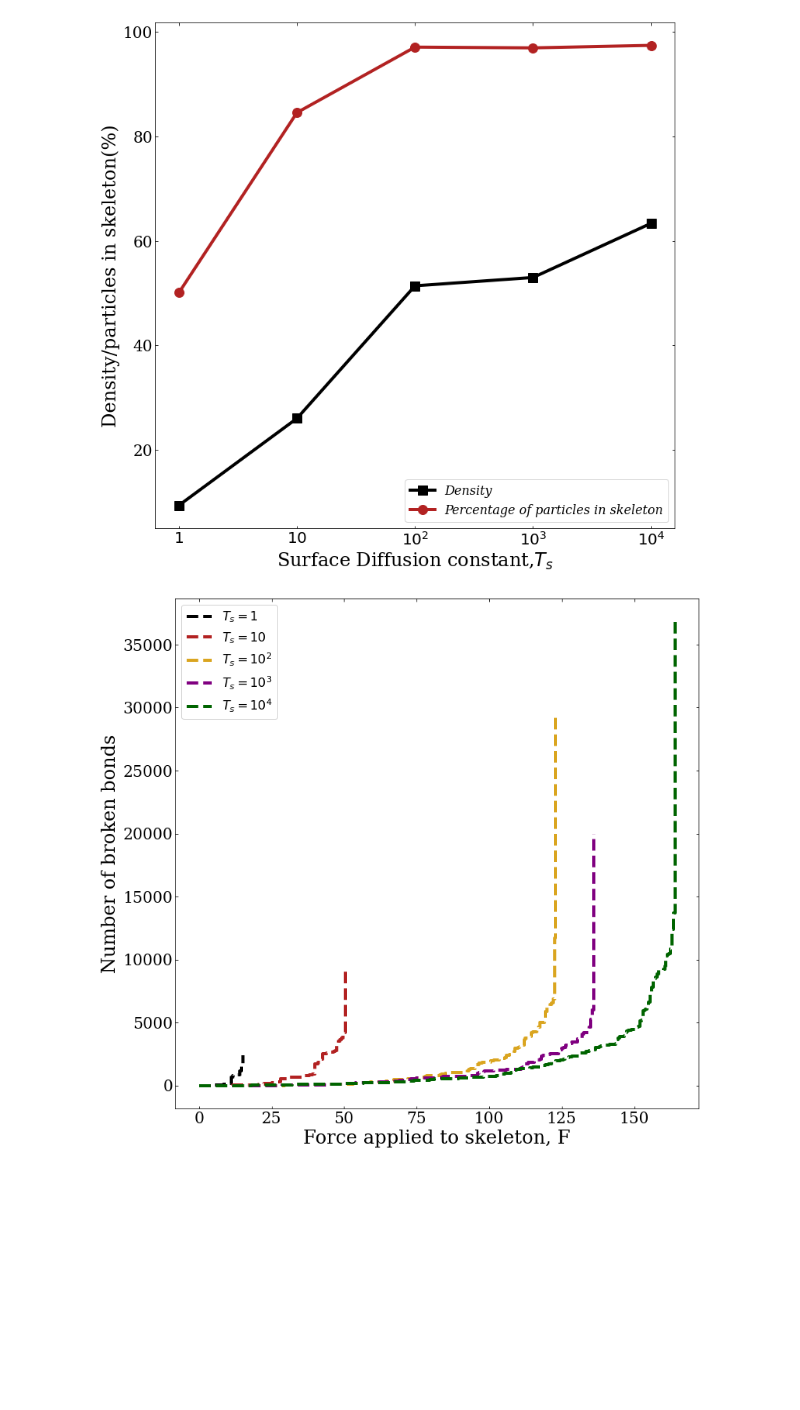
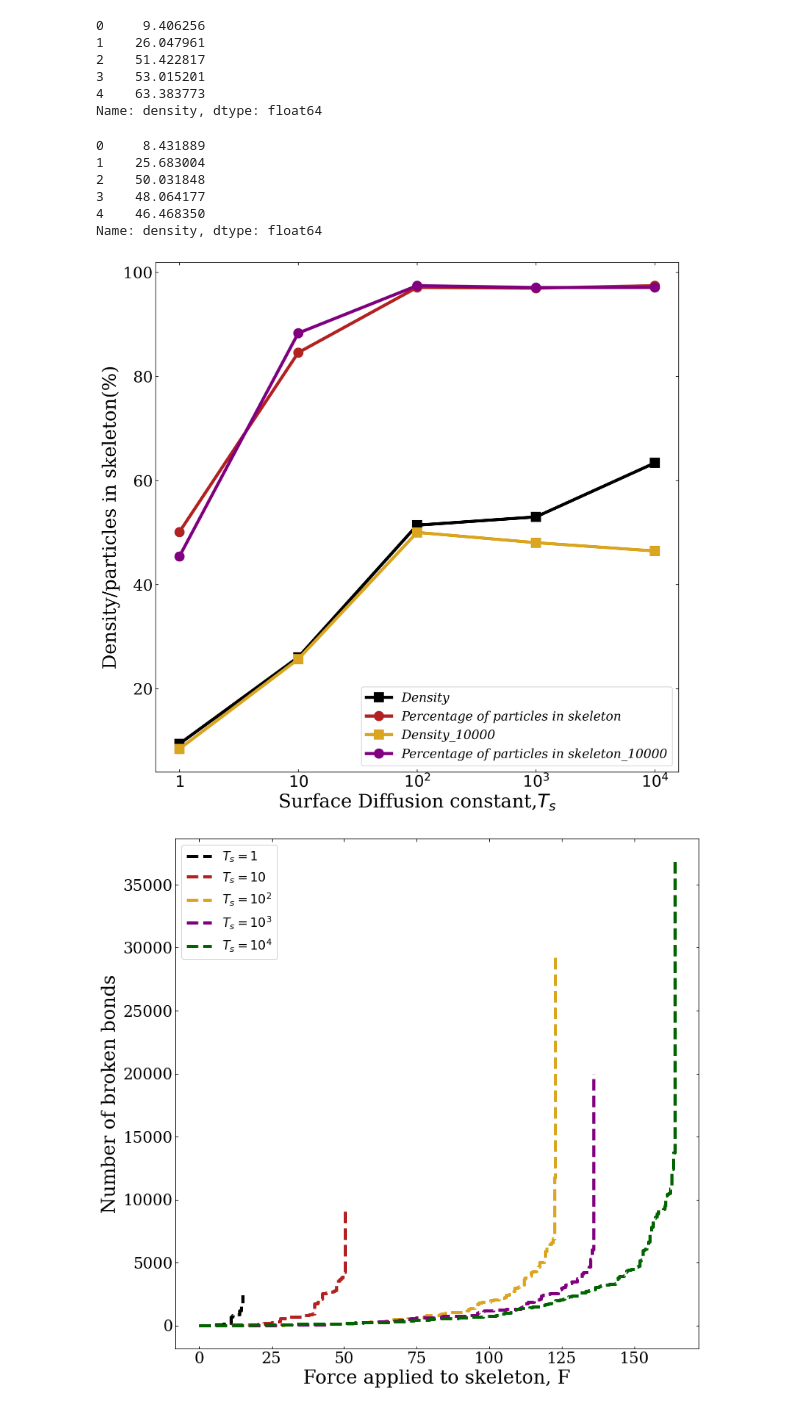
Before and after one commit to michaelsouza/dla-collagen, a Jupyter notebook: fiber_mechanical_graphs.ipynb, the cells around one changed output. Drawn from its saved outputs; the diff is of its cells as text; code cells hidden in the pictures; blank space fills up the shorter version.

```diff
--- a/fiber_mechanical_graphs.ipynb
+++ b/fiber_mechanical_graphs.ipynb
@@ -60,20 +60,45 @@ density1 = pd.read_csv('/home/robert/Dropbox/data/density_particles_skelento.txt
 x = [1, 2, 3, 4, 5]
 y1 = density1['density']*100
 y2 = density1['particles']*100
+# %%
+print(y1)
+# %% [output]
+0     9.406256
+1    26.047961
+2    51.422817
+3    53.015201
+4    63.383773
+Name: density, dtype: float64
+# %%
+density1 = pd.read_csv('./density_particles_skeleton_10000.txt', delimiter='\t')
+x = [1, 2, 3, 4, 5]
+y3 = density1['density']*100
+y4 = density1['particles']*100
+# %%
+print(y3)
+# %% [output]
+0     8.431889
+1    25.683004
+2    50.031848
+3    48.064177
+4    46.468350
+Name: density, dtype: float64
 # %%
-plt.figure(figsize=(12,12))
+plt.figure(figsize=(12,12), dpi = 300)
 
 plt.plot(x,y1, color = 'black', linewidth = 4,linestyle='-',markersize=12, marker = 's', label = 'Density')
 plt.plot(x,y2, color = 'firebrick', linewidth = 4,linestyle='-',markersize=12, marker = 'o', label = 'Percentage of particles in skeleton')
+plt.plot(x,y3, color = 'goldenrod', linewidth = 4,linestyle='-',markersize=12, marker = 's', label = 'Density_10000')
+plt.plot(x,y4, color = 'purple', linewidth = 4,linestyle='-',markersize=12, marker = 'o', label = 'Percentage of particles in skeleton_10000')
 plt.legend( loc = 'best',prop=fontlegend)
 plt.xlabel('Surface Diffusion constant,' r'$T_{s}$',fontdict=fontlabel)
 plt.ylabel("Density/particles in skeleton(%)",fontdict=fontlabel)
 plt.xticks(size = 20, family = 'serif', weight = 'normal')
 plt.yticks(size = 20, family = 'serif', weight = 'normal')
 plt.xticks(x, [r'$1$', r'$10$', r'$10^{2}$', r'$10^{3}$', r'$10^{4}$'])
 plt.tick_params(direction = 'in',bottom = True, top= True, left= True, right= True )
 # %% [output]
-[figure, old version]
+[figure, new version]
 # %%
 broken1 = pd.read_csv('/home/robert/Dropbox/data/broken_bonds_1_m2.txt',delimiter='\t')
 broken2 = pd.read_csv('/home/robert/Dropbox/data/broken_bonds_10_m2.txt',delimiter='\t')
```
Also changed, not shown: parts of 1 cell of this notebook, 1 other file.
